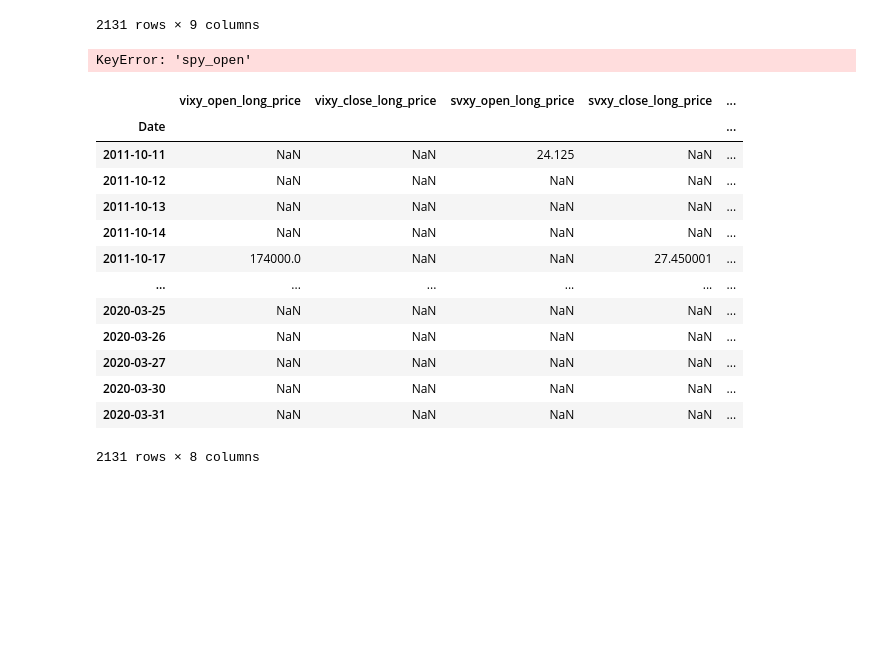
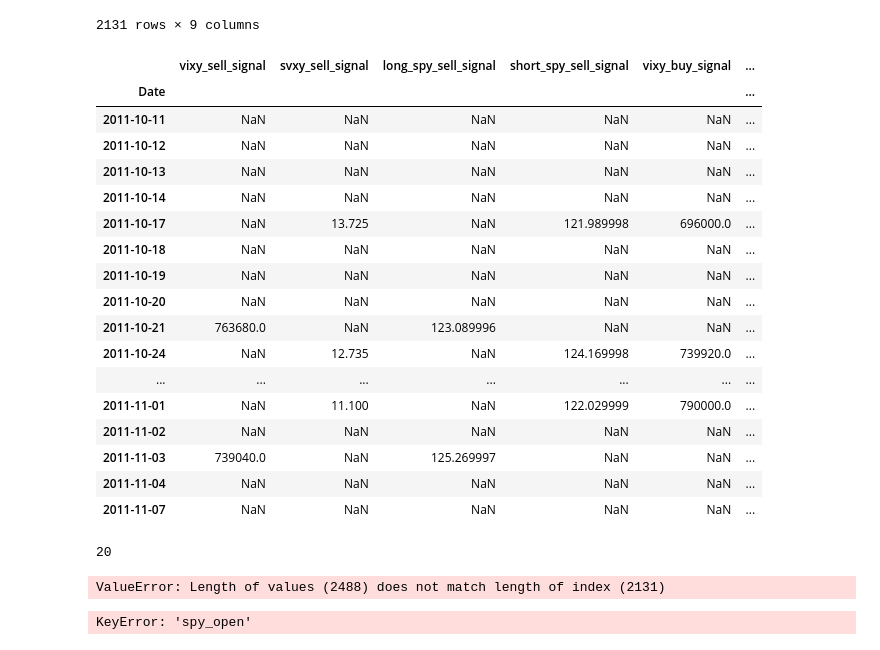
Before and after one commit to peterchettiar/trading-volatility, a Jupyter notebook: trading_vol_strat_research.ipynb, the cells around one changed output. Saved outputs shown, nothing was run; the diff lists cells and outputs as text; code cells hidden in the pictures; blank space fills up the shorter version.

Commit message:
UPD: HLSV Strategy

```diff
--- a/trading_vol_strat_research.ipynb
+++ b/trading_vol_strat_research.ipynb
@@ -225,0 +213,26 @@ asset_signals = [
+# %%
+# Generating our trade signals for our HLSV strategy
+hlsv_trader._TradingVolatility__hlsv_signals(long_vix_asset="VIXY",
+                                             short_vix_asset="SVXY",
+                                             hedge_asset="SPY",
+                                             future_index_ticker="VX",
+                                             spot_index_ticker="^VIX").head(20)
+# %% [output]
+|  | vixy_sell_signal | svxy_sell_signal | long_spy_sell_signal | short_spy_sell_signal | vixy_buy_signal | ... |
+| Date |  |  |  |  |  | ... |
+| 2011-10-11 | NaN | NaN | NaN | NaN | NaN | ... |
+| 2011-10-12 | NaN | NaN | NaN | NaN | NaN | ... |
+| 2011-10-13 | NaN | NaN | NaN | NaN | NaN | ... |
+| 2011-10-14 | NaN | NaN | NaN | NaN | NaN | ... |
+| 2011-10-17 | NaN | 13.725 | NaN | 121.989998 | 696000.0 | ... |
+| 2011-10-18 | NaN | NaN | NaN | NaN | NaN | ... |
+| 2011-10-19 | NaN | NaN | NaN | NaN | NaN | ... |
+| 2011-10-20 | NaN | NaN | NaN | NaN | NaN | ... |
+| 2011-10-21 | 763680.0 | NaN | 123.089996 | NaN | NaN | ... |
+| 2011-10-24 | NaN | 12.735 | NaN | 124.169998 | 739920.0 | ... |
+| ... | ... | ... | ... | ... | ... | ... |
+| 2011-11-01 | NaN | 11.100 | NaN | 122.029999 | 790000.0 | ... |
+| 2011-11-02 | NaN | NaN | NaN | NaN | NaN | ... |
+| 2011-11-03 | 739040.0 | NaN | 125.269997 | NaN | NaN | ... |
+| 2011-11-04 | NaN | NaN | NaN | NaN | NaN | ... |
+| 2011-11-07 | NaN | NaN | NaN | NaN | NaN | ... |
@@ -226,3 +245,16 @@ asset_signals = [
+# %%
+len(test_hlsv)
+# %% [output]
+20
+# %%
+hlsv_trader.hlsv_strategy(intial_capital=100000,
+                          long_vix_asset="VIXY",
+                          short_vix_asset="SVXY",
+                          hedge_asset="SPY",
+                          future_index_ticker="VX",
+                          spot_index_ticker="^VIX")
+# %% [output]
+ValueError: Length of values (2488) does not match length of index (2131)
 # %%
 def hlsv_strategy(df: pd.DataFrame) -> pd.DataFrame:
     tmp = df.copy()
@@ -346,19 +378,2 @@ hlsv = hlsv_strategy(vol_trader.data)
 # %% [output]
 KeyError: 'spy_open'
-# %%
-hlsv
-# %% [output]
-|  | vixy_open_long_price | vixy_close_long_price | svxy_open_long_price | svxy_close_long_price | ... |
-| Date |  |  |  |  | ... |
-| 2011-10-11 | NaN | NaN | 24.125 | NaN | ... |
-| 2011-10-12 | NaN | NaN | NaN | NaN | ... |
-| 2011-10-13 | NaN | NaN | NaN | NaN | ... |
-| 2011-10-14 | NaN | NaN | NaN | NaN | ... |
-| 2011-10-17 | 174000.0 | NaN | NaN | 27.450001 | ... |
-| ... | ... | ... | ... | ... | ... |
-| 2020-03-25 | NaN | NaN | NaN | NaN | ... |
-| 2020-03-26 | NaN | NaN | NaN | NaN | ... |
-| 2020-03-27 | NaN | NaN | NaN | NaN | ... |
-| 2020-03-30 | NaN | NaN | NaN | NaN | ... |
-| 2020-03-31 | NaN | NaN | NaN | NaN | ... |
-2131 rows × 8 columns
```
Also changed, not shown: parts of 8 cells of this notebook, 1 other file.
